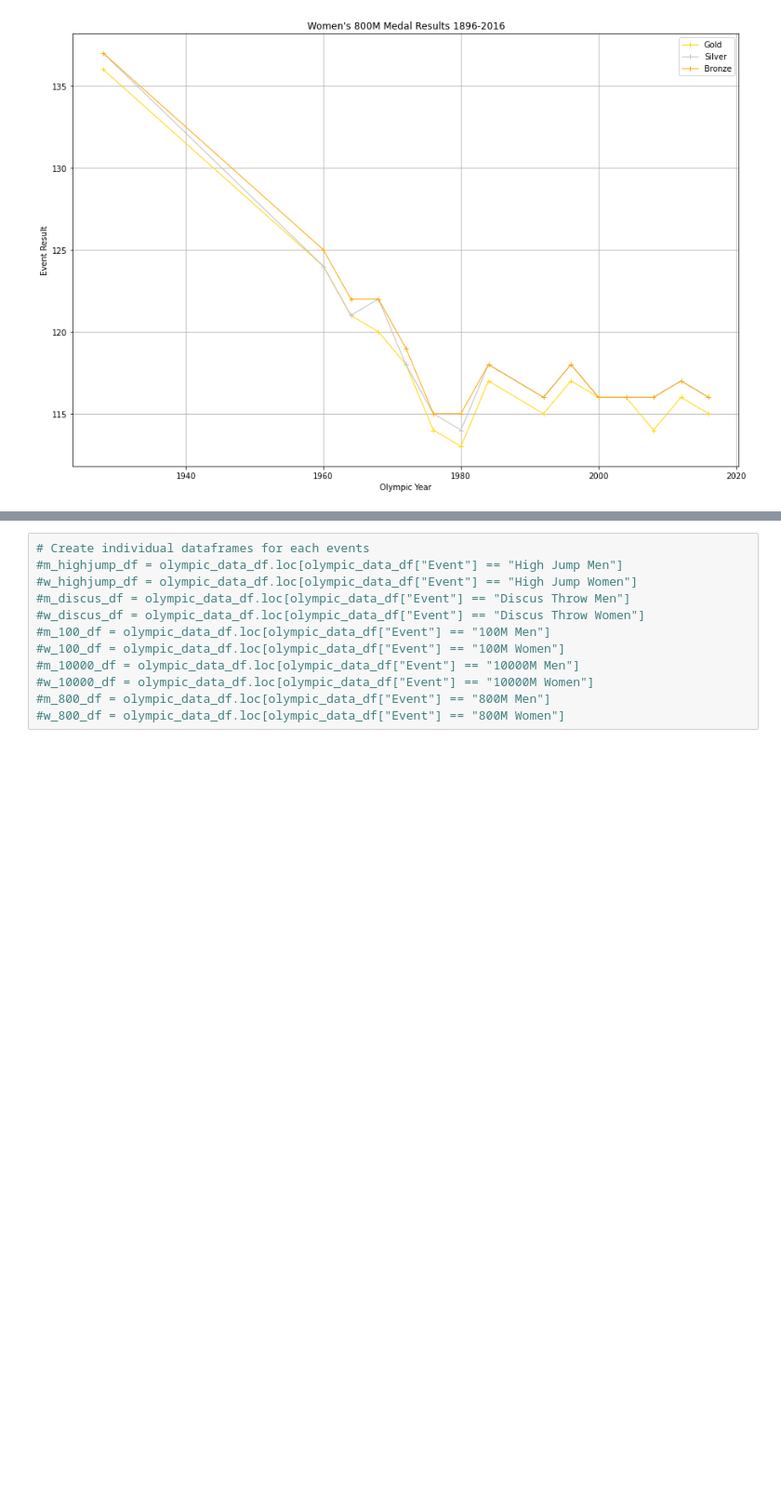
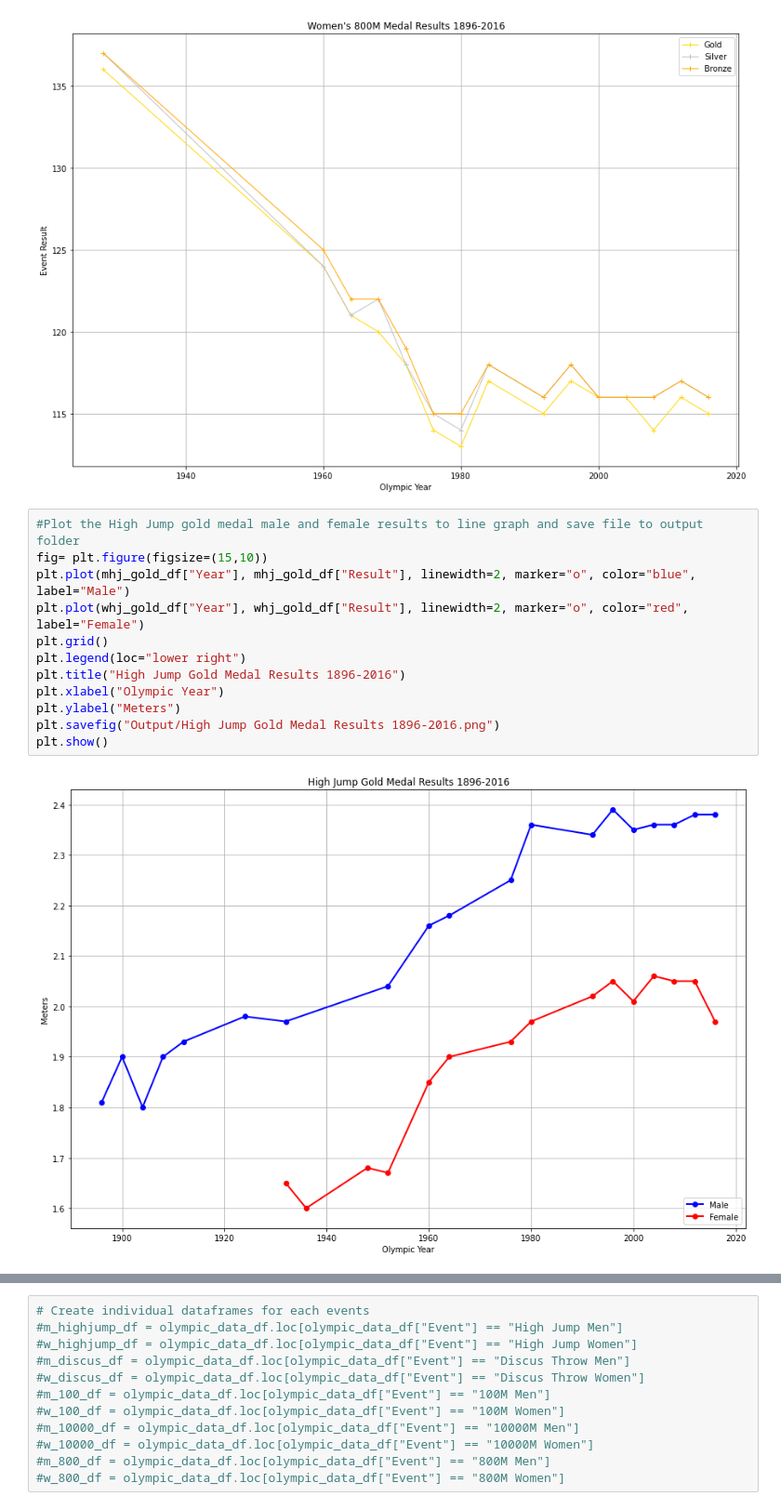
Before and after one commit to dstagner63/Project1, a Jupyter notebook: master_file.ipynb, the cells around one changed output, grey strips where cells are left out. Shown: that part at 93% size. Saved outputs shown, nothing was run; the diff lists cells and outputs as text; blank space fills up the shorter version.

Commit message:
added code for 2 line graphs

```diff
--- a/master_file.ipynb
+++ b/master_file.ipynb
@@ -349,3 +349,17 @@ plt.savefig("Output/Women's 800M Medal Results 1896-2016.png")
 plt.show()
 # %% [output]
 [figure]
+# %%
+#Plot the High Jump gold medal male and female results to line graph and save file to output folder
+fig= plt.figure(figsize=(15,10))
+plt.plot(mhj_gold_df["Year"], mhj_gold_df["Result"], linewidth=2, marker="o", color="blue", label="Male")
+plt.plot(whj_gold_df["Year"], whj_gold_df["Result"], linewidth=2, marker="o", color="red", label="Female")
+plt.grid()
+plt.legend(loc="lower right")
+plt.title("High Jump Gold Medal Results 1896-2016")
+plt.xlabel("Olympic Year")
+plt.ylabel("Meters")
+plt.savefig("Output/High Jump Gold Medal Results 1896-2016.png")
+plt.show()
+# %% [output]
+[figure, added]
```
Also changed, not shown: parts of 4 cells of this notebook, 5 other files.
